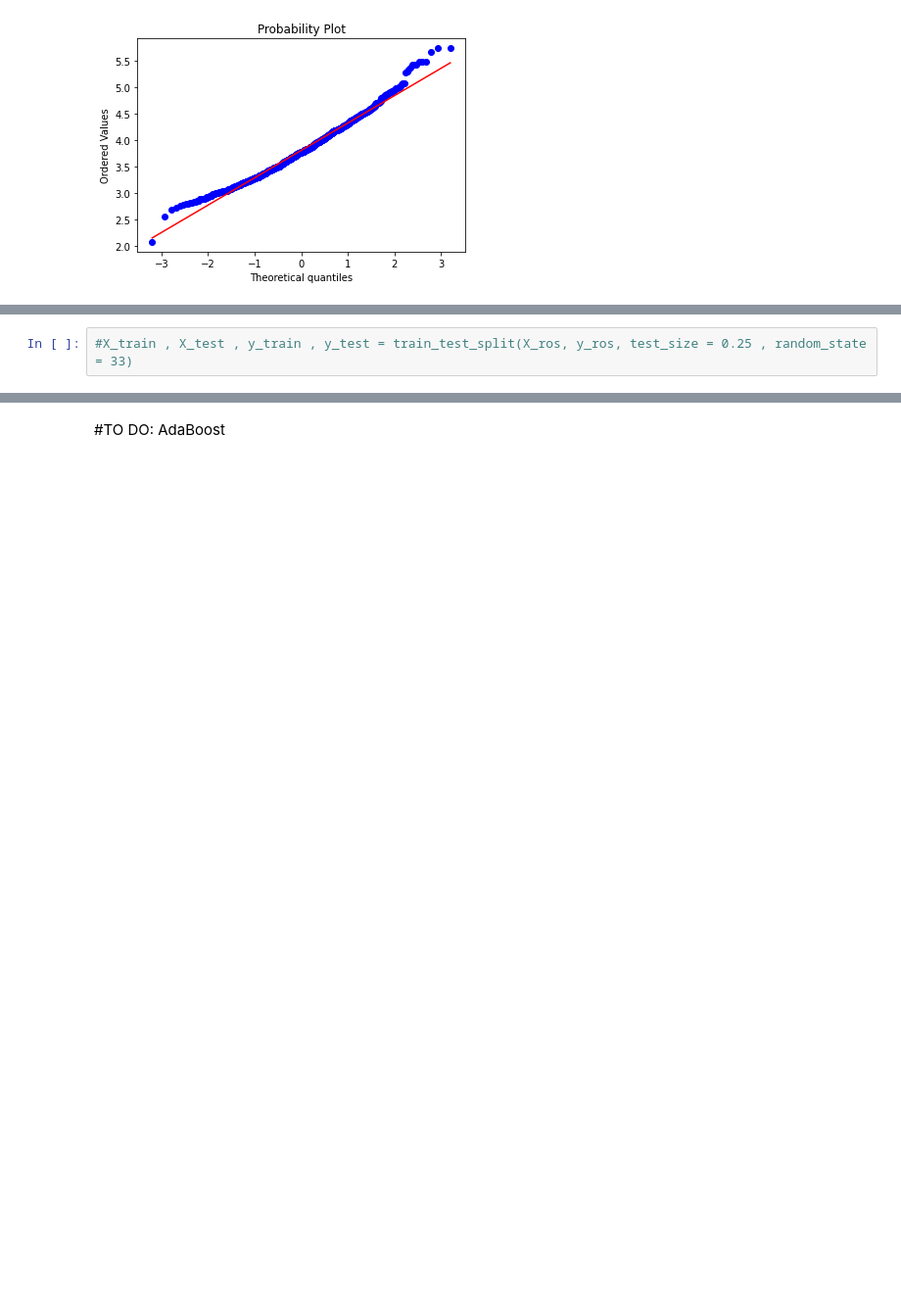
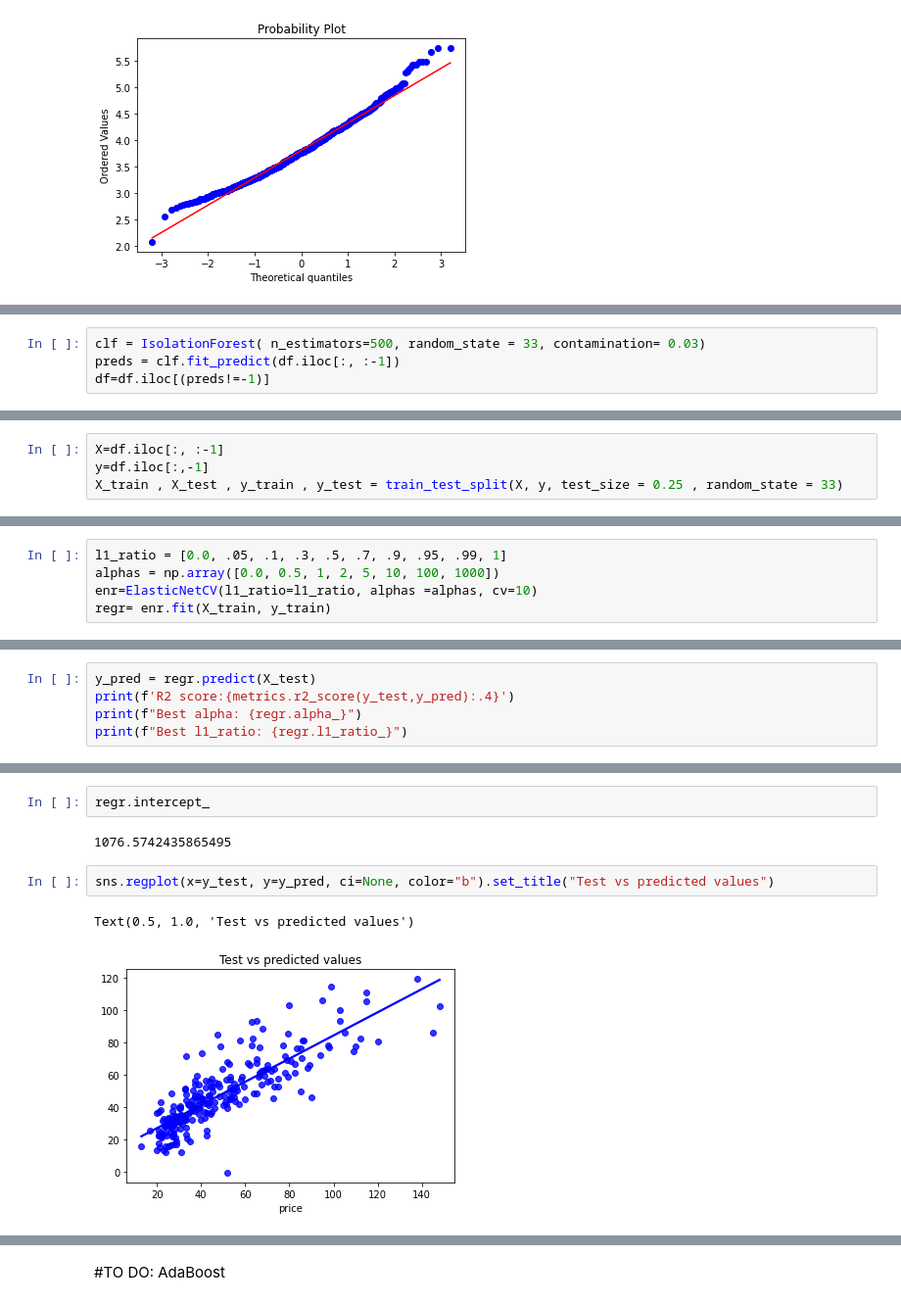
Before and after one commit to monikachudyba/MachineLearningProjects, a Jupyter notebook: Regression - House Pricing.ipynb, the cells around one changed output, grey strips where cells are left out. Shown at 98% size. Drawn from its saved outputs; the diff is of its cells as text; blank space fills up the shorter version.

Commit message:
elastic net regression

```diff
--- a/Regression - House Pricing.ipynb
+++ b/Regression - House Pricing.ipynb
@@ -306,0 +326,4 @@ res = stats.probplot(df['price'], plot=plt)
+# %%
+clf = IsolationForest( n_estimators=500, random_state = 33, contamination= 0.03)
+preds = clf.fit_predict(df.iloc[:, :-1])
+df=df.iloc[(preds!=-1)]
@@ -307,3 +332,5 @@ res = stats.probplot(df['price'], plot=plt)
 # %%
-#X_train , X_test , y_train , y_test = train_test_split(X_ros, y_ros, test_size = 0.25 , random_state = 33)
+X=df.iloc[:, :-1]
+y=df.iloc[:,-1]
+X_train , X_test , y_train , y_test = train_test_split(X, y, test_size = 0.25 , random_state = 33)
 # %% [markdown]
@@ -310,0 +350,5 @@ res = stats.probplot(df['price'], plot=plt)
+# %%
+l1_ratio = [0.0, .05, .1, .3, .5, .7, .9, .95, .99, 1]
+alphas = np.array([0.0, 0.5, 1, 2, 5, 10, 100, 1000])
+enr=ElasticNetCV(l1_ratio=l1_ratio, alphas =alphas, cv=10)
+regr= enr.fit(X_train, y_train)
@@ -310,0 +358,5 @@ res = stats.probplot(df['price'], plot=plt)
+# %%
+y_pred = regr.predict(X_test)
+print(f'R2 score:{metrics.r2_score(y_test,y_pred):.4}')
+print(f"Best alpha: {regr.alpha_}")
+print(f"Best l1_ratio: {regr.l1_ratio_}")
@@ -310,0 +377,9 @@ res = stats.probplot(df['price'], plot=plt)
+# %%
+regr.intercept_
+# %% [output]
+1076.5742435865495
+# %%
+sns.regplot(x=y_test, y=y_pred, ci=None, color="b").set_title("Test vs predicted values")
+# %% [output]
+Text(0.5, 1.0, 'Test vs predicted values')
+[figure, added]
```
Also changed, not shown: parts of 19 cells of this notebook.
